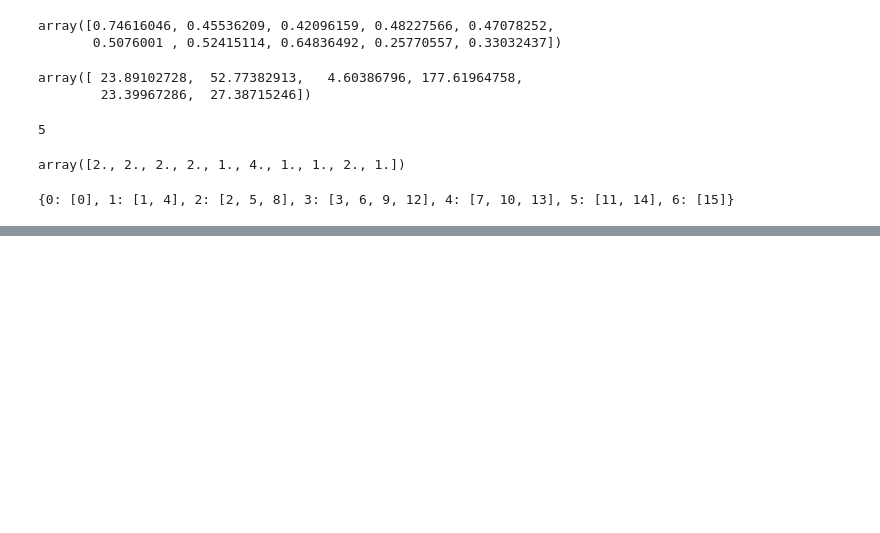
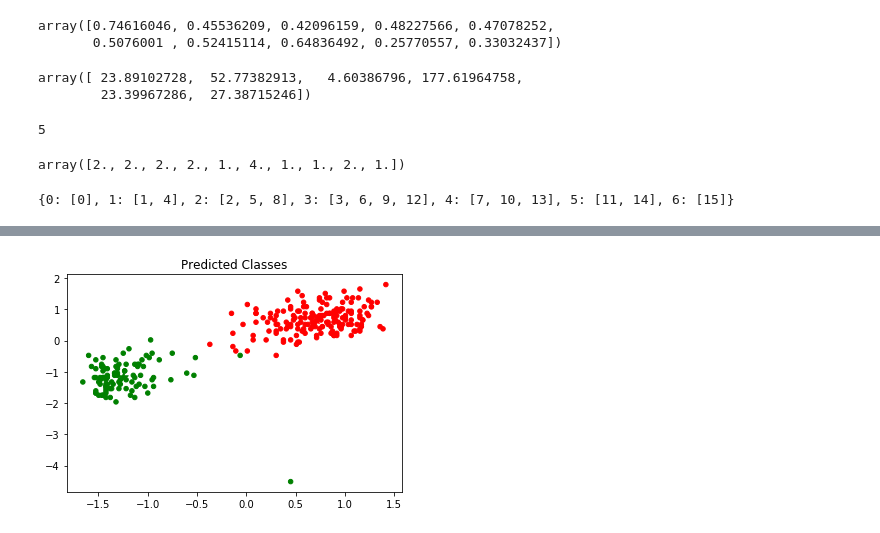
Before and after one commit to TimFed2/hometask_1, a Jupyter notebook: hometask_2.ipynb, the cells around one changed output, grey strips where cells are left out. Cells and saved outputs as stored; diff of their text form; code cells hidden in the pictures; blank space fills up the shorter version.

```diff
--- a/hometask_2.ipynb
+++ b/hometask_2.ipynb
@@ -82,0 +133,10 @@ OSError: http://www.stat.cmu.edu/~larry/all-of-statistics/=data/faithful.dat not
+# %%
+centroids = kmeans(data, 2)
+labels = get_labels(data, centroids)
+plt.scatter(*data.T, c=np.where(labels, "green", "red"), s=20)
+plt.scatter(*centroids.T, c=["red", "green"], s=95, marker='*')
+plt.title('Predicted Classes')
+plt.show()
+#print(centroids)
+# %% [output]
+[figure, added]
```
Also changed, not shown: parts of 3 cells of this notebook.
